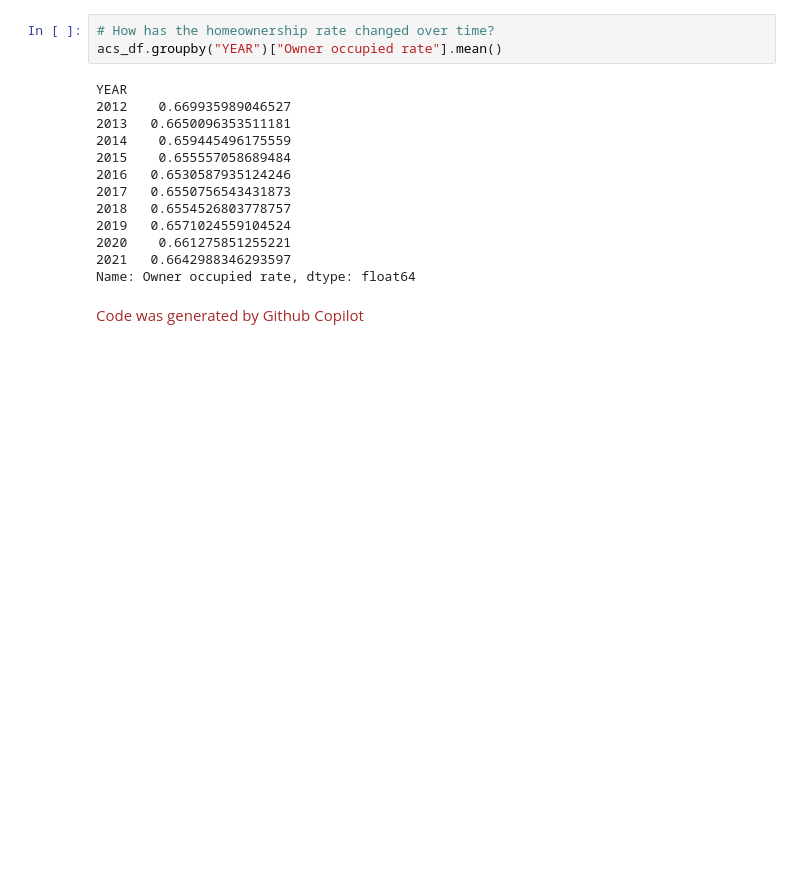
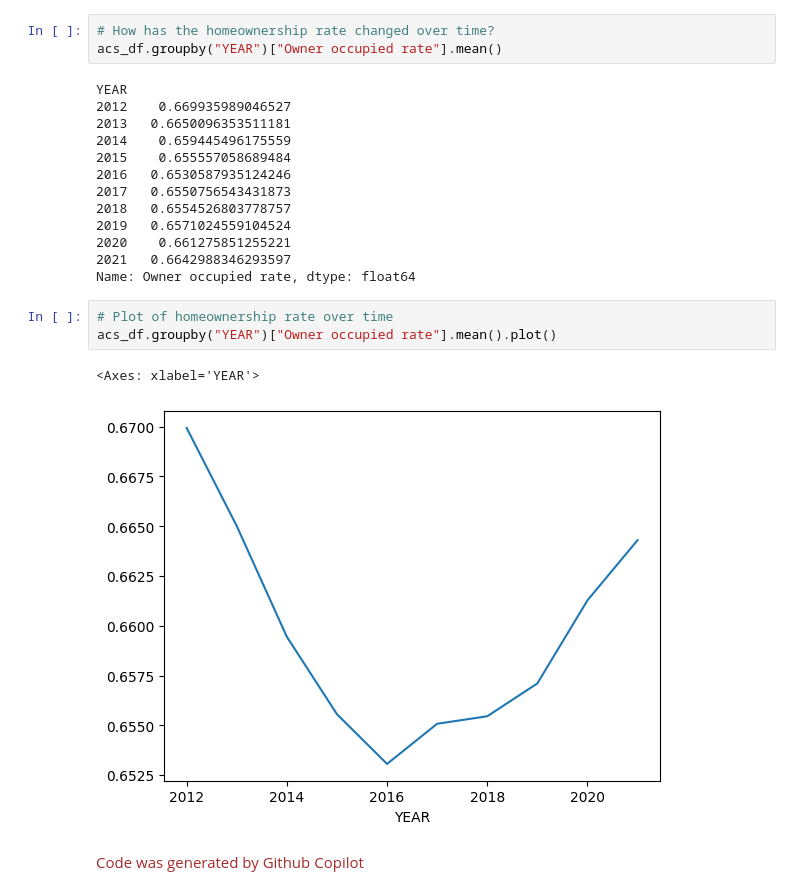
Before and after one commit to xie1027/GenAI_Insights, a Jupyter notebook: answer_key_david.ipynb, the cells around one changed output. Cells and saved outputs as stored; diff of their text form; blank space fills up the shorter version.

Commit message:
Finished draft questions and answers and plots (need to check)

```diff
--- a/answer_key_david.ipynb
+++ b/answer_key_david.ipynb
@@ -183,6 +181,12 @@ YEAR
 2020    0.661275851255221
 2021   0.6642988346293597
 Name: Owner occupied rate, dtype: float64
+# %%
+# Plot of homeownership rate over time
+acs_df.groupby("YEAR")["Owner occupied rate"].mean().plot()
+# %% [output]
+<Axes: xlabel='YEAR'>
+[figure, added]
 # %% [markdown]
 <span style="color:brown">Code was generated by Github Copilot</span>
 # %%
```
Also changed, not shown: parts of 29 cells of this notebook.
